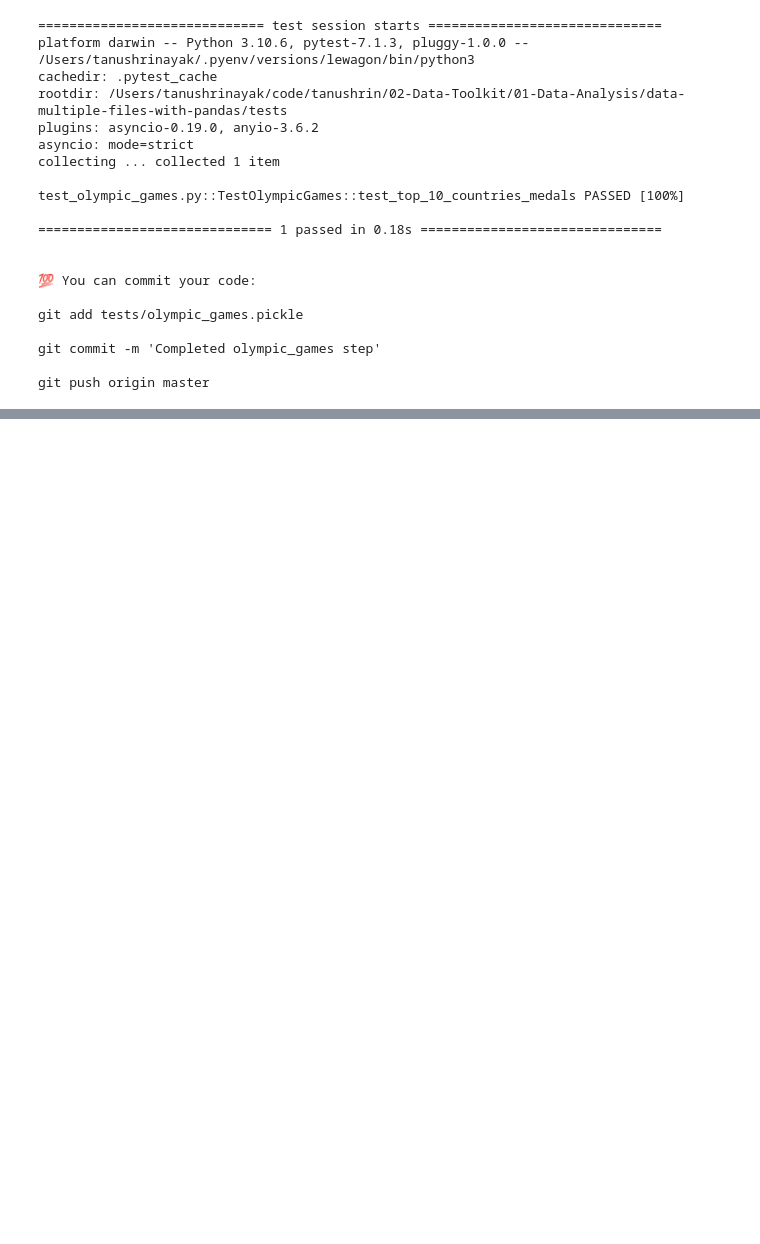
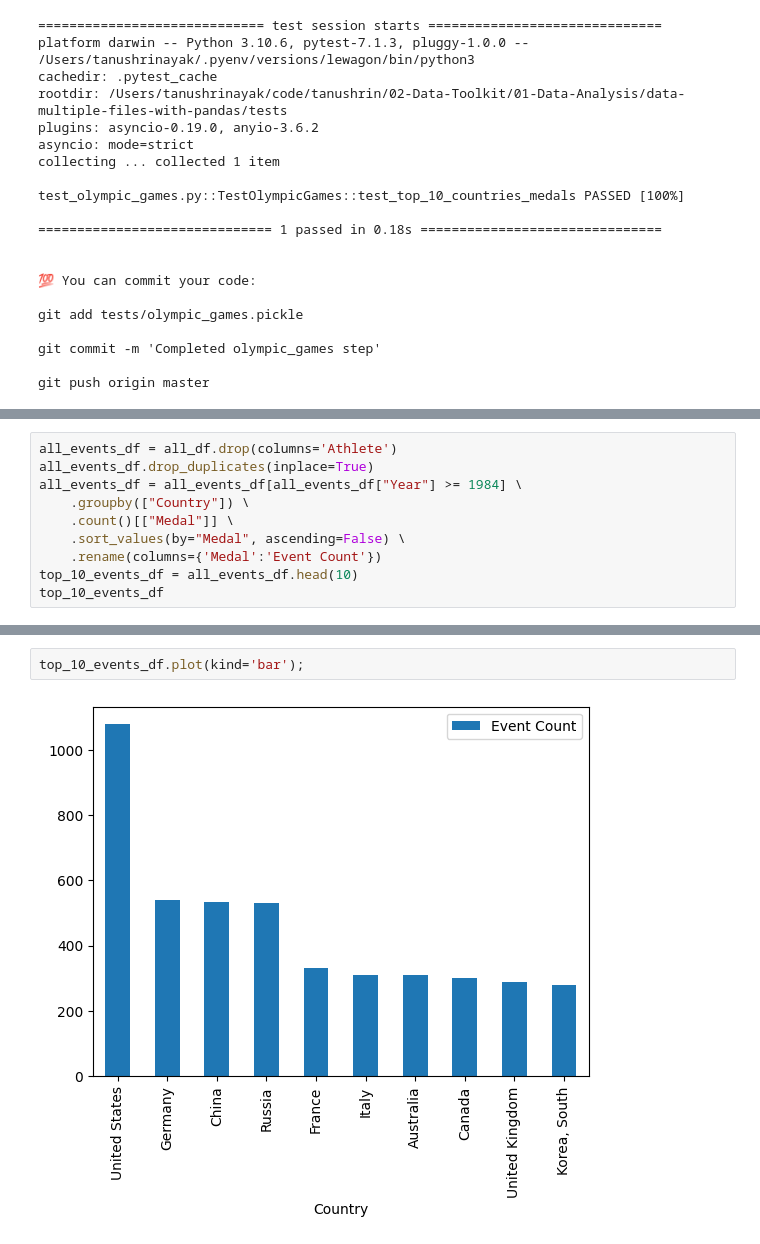
Before and after one commit to tanushrin/data-multiple-files-with-pandas, a Jupyter notebook: multiple_files.ipynb, the cells around one changed output, grey strips where cells are left out. Drawn from its saved outputs; the diff is of its cells as text; blank space fills up the shorter version.

```diff
--- a/multiple_files.ipynb
+++ b/multiple_files.ipynb
@@ -505,0 +586,10 @@ git push origin master
+# %%
+all_events_df = all_df.drop(columns='Athlete')
+all_events_df.drop_duplicates(inplace=True)
+all_events_df = all_events_df[all_events_df["Year"] >= 1984] \
+    .groupby(["Country"]) \
+    .count()[["Medal"]] \
+    .sort_values(by="Medal", ascending=False) \
+    .rename(columns={'Medal':'Event Count'})
+top_10_events_df = all_events_df.head(10)
+top_10_events_df
@@ -505,0 +609,4 @@ git push origin master
+# %%
+top_10_events_df.plot(kind='bar');
+# %% [output]
+[figure, added]
```
Also changed, not shown: parts of 10 cells of this notebook, 3 other files.
